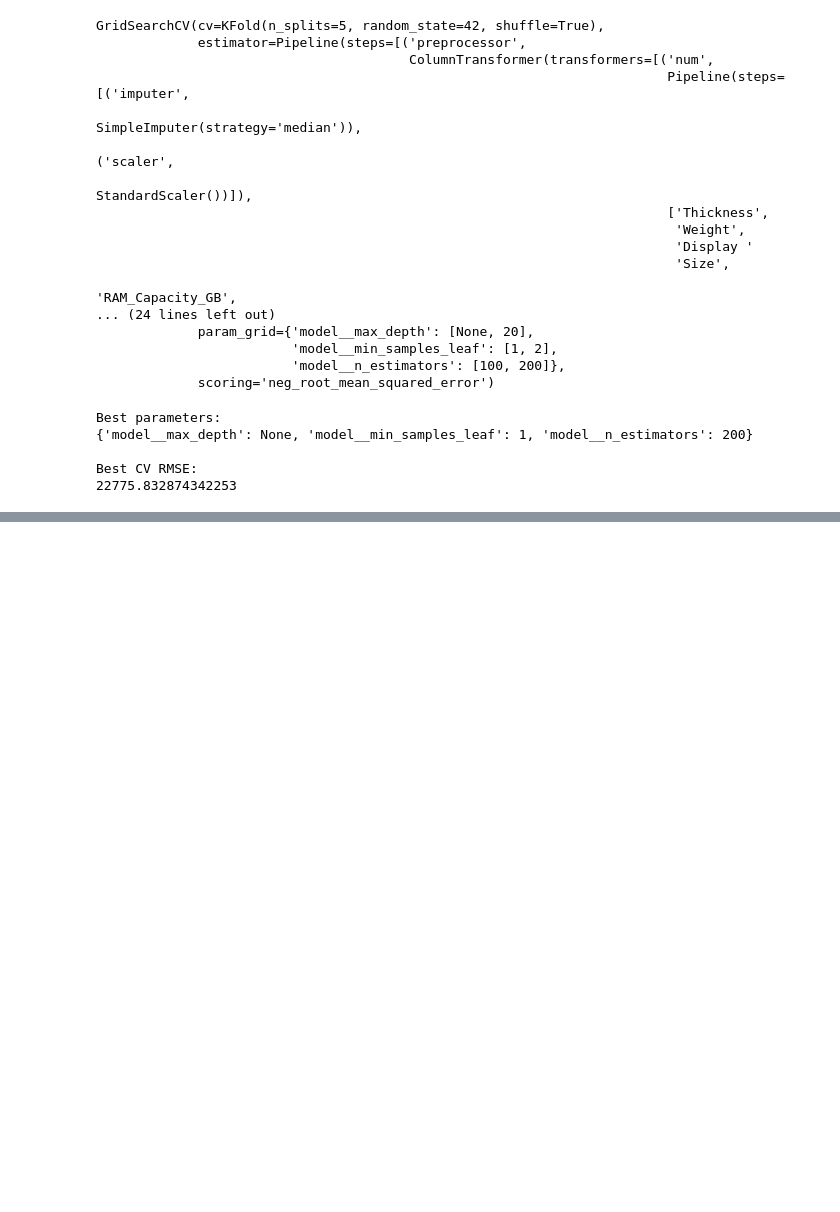
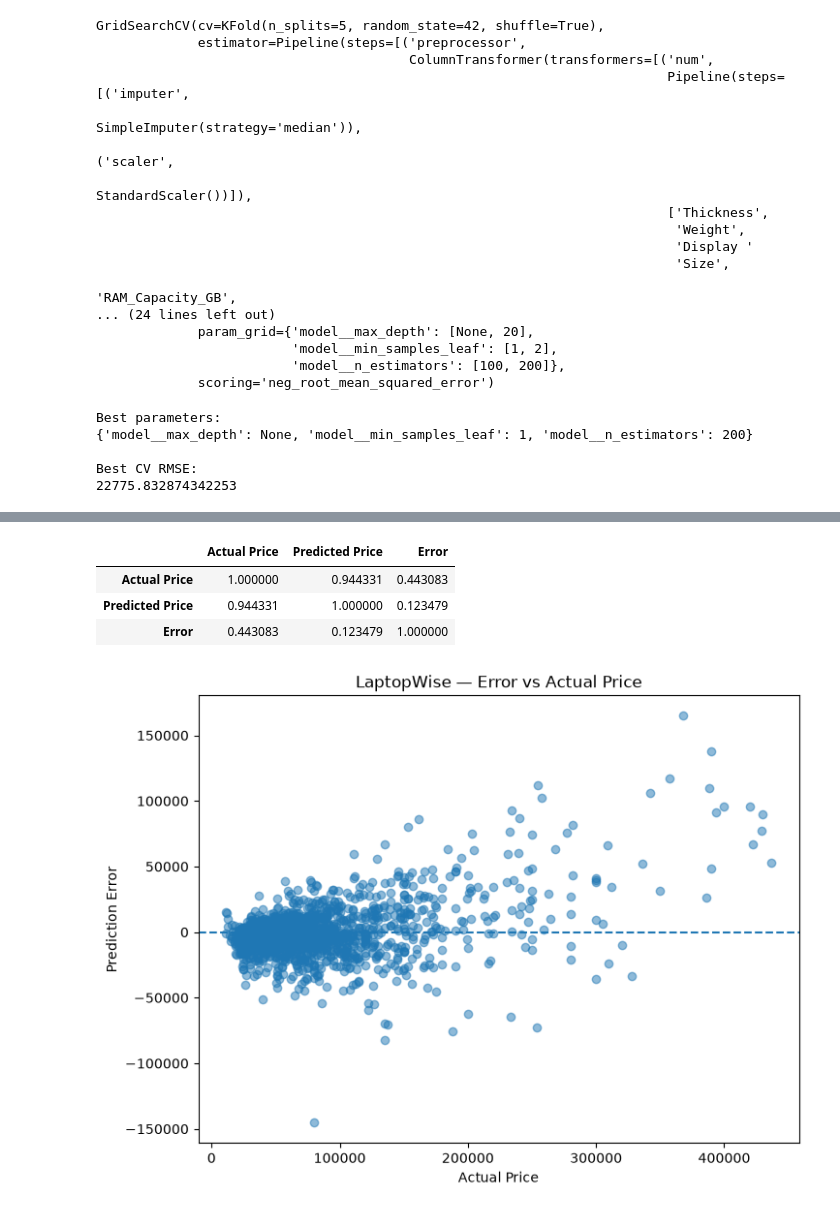
Before and after one commit to Sandeep-060/LaptopWise, a Jupyter notebook: notebooks/05_ml_pipeline.ipynb, the cells around one changed output, grey strips where cells are left out. Saved outputs shown, nothing was run; the diff lists cells and outputs as text; code cells hidden in the pictures; blank space fills up the shorter version.

```diff
--- a/notebooks/05_ml_pipeline.ipynb
+++ b/notebooks/05_ml_pipeline.ipynb
@@ -1206,0 +1334,11 @@ random_forest_tuning_results[
+# %%
+error_analysis["Price Segment"] = pd.qcut(
+    error_analysis["Actual Price"],
+    q=4,
+    labels=[
+        "Budget",
+        "Lower-Mid",
+        "Upper-Mid",
+        "High-End"
+    ]
+)
@@ -1206,0 +1381,27 @@ random_forest_tuning_results[
+# %%
+error_analysis[
+    ["Actual Price", "Predicted Price", "Error"]
+].corr()
+# %% [output]
+|  | Actual Price | Predicted Price | Error |
+| Actual Price | 1.000000 | 0.944331 | 0.443083 |
+| Predicted Price | 0.944331 | 1.000000 | 0.123479 |
+| Error | 0.443083 | 0.123479 | 1.000000 |
+# %%
+plt.figure(figsize=(8, 6))
+
+plt.scatter(
+    error_analysis["Actual Price"],
+    error_analysis["Error"],
+    alpha=0.5
+)
+
+plt.axhline(0, linestyle="--")
+
+plt.xlabel("Actual Price")
+plt.ylabel("Prediction Error")
+plt.title("LaptopWise — Error vs Actual Price")
+
+plt.show()
+# %% [output]
+[figure, added]
```
Also changed, not shown: parts of 11 cells of this notebook.
